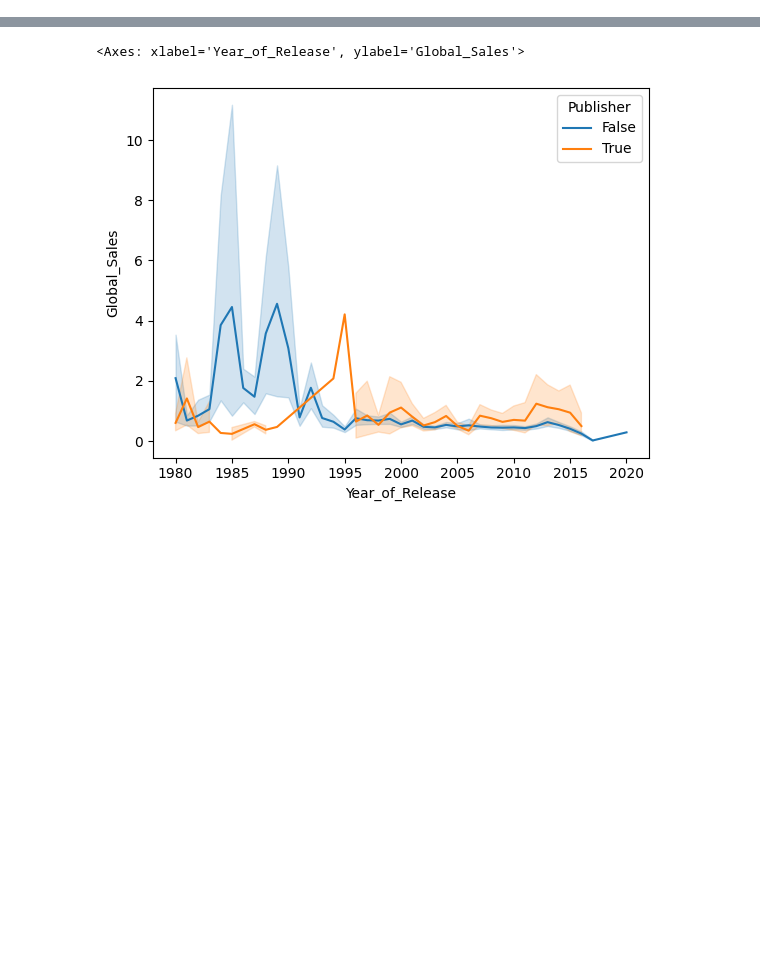
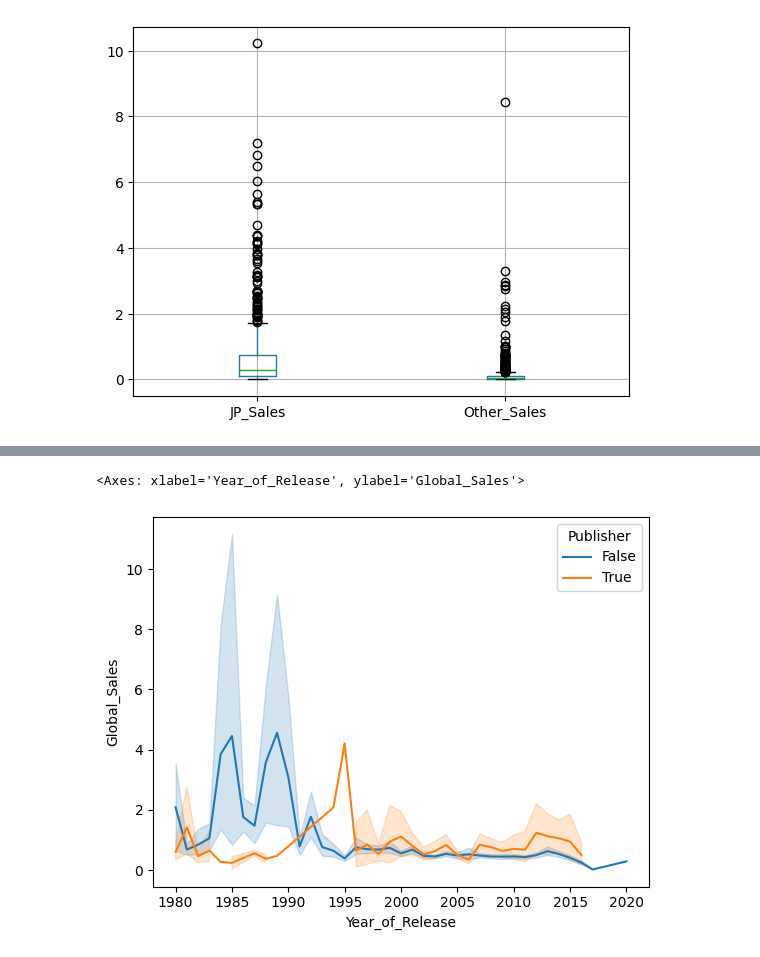
Before and after one commit to PedroMiguelCecato/ICD_Project, a Jupyter notebook: Presentatio.ipynb, the cells around one changed output, grey strips where cells are left out. Drawn from its saved outputs; the diff is of its cells as text; code cells hidden in the pictures; blank space fills up the shorter version.

```diff
--- a/Presentatio.ipynb
+++ b/Presentatio.ipynb
@@ -327,0 +419,5 @@ sns.lineplot(data=GSales_df, x = GSales_df["Year_of_Release"], y=GSales_df["Glob
+# %%
+NintendoSales_df.boxplot(column=['JP_Sales', 'Other_Sales'])
+plt.show()
+# %% [output]
+[figure, added]
```
Also changed, not shown: parts of 77 cells of this notebook, 2 other files.
